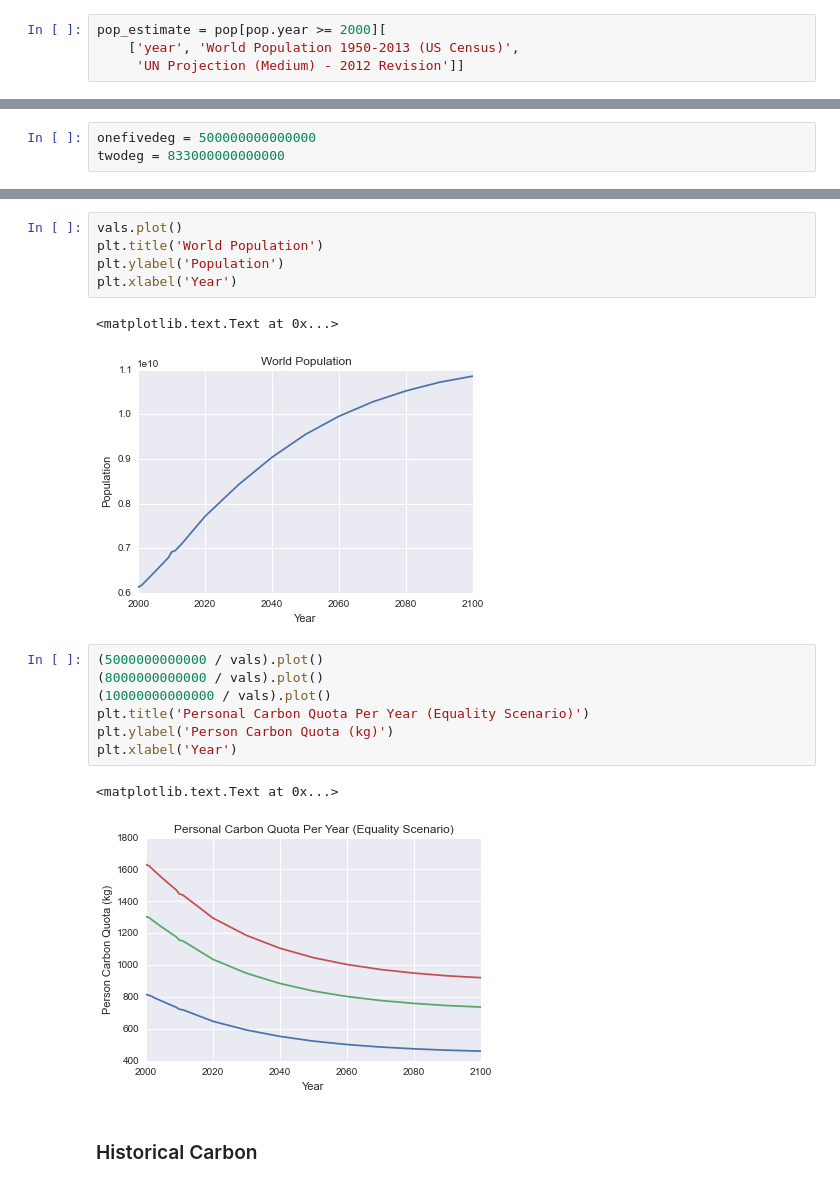
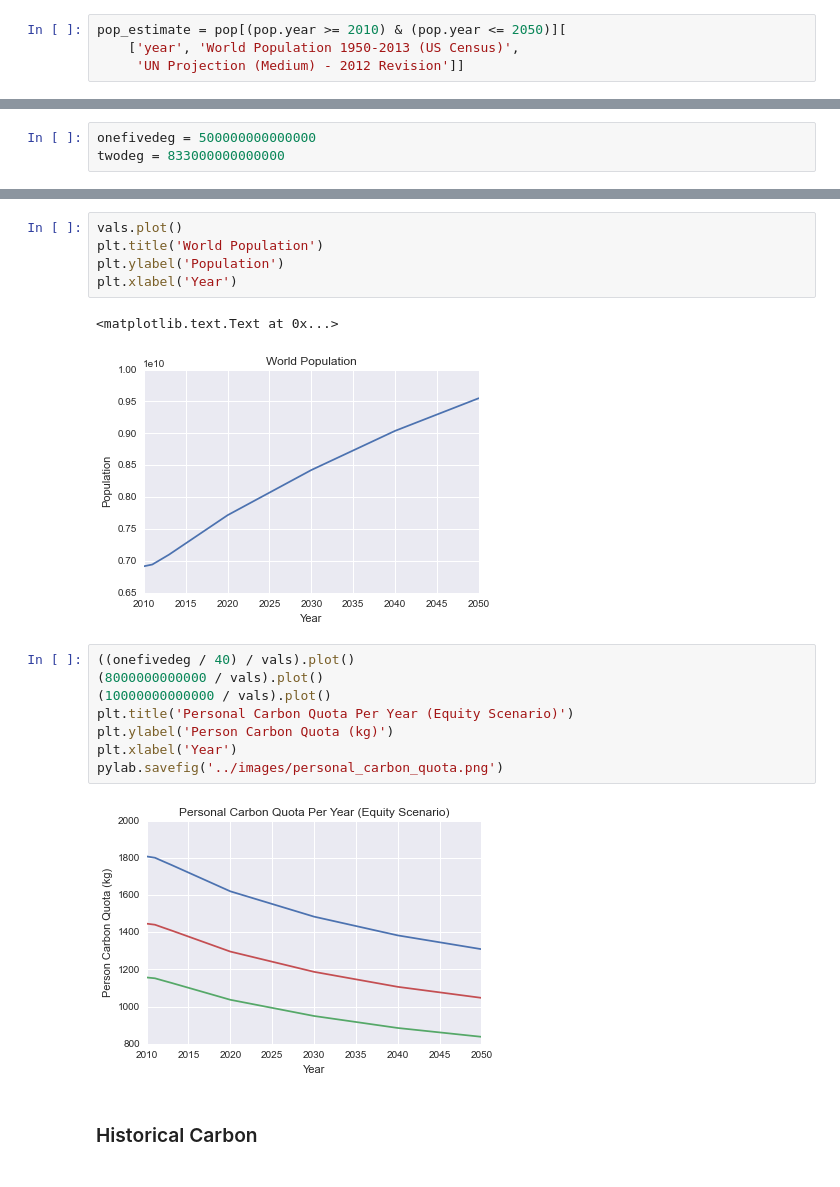
Before and after one commit to pdarche/carbon, a Jupyter notebook: notebooks/Carbon Footprint - EDA.ipynb, the cells around one changed output, grey strips where cells are left out. Drawn from its saved outputs; the diff is of its cells as text.

```diff
--- a/notebooks/Carbon Footprint - EDA.ipynb
+++ b/notebooks/Carbon Footprint - EDA.ipynb
@@ -130,7 +146,7 @@ plt.show();
 # %%
 pop = pd.read_csv('../data/Kremer_CSV_WorldPop_MillionYears.csv')
 # %%
-pop_estimate = pop[pop.year >= 2000][
+pop_estimate = pop[(pop.year >= 2010) & (pop.year <= 2050)][
     ['year', 'World Population 1950-2013 (US Census)',
      'UN Projection (Medium) - 2012 Revision']]
 # %%
@@ -150,17 +179,17 @@ plt.ylabel('Population')
 plt.xlabel('Year')
 # %% [output]
 <matplotlib.text.Text at 0x...>
-[figure, old version]
+[figure, new version]
 # %%
-(5000000000000 / vals).plot()
+((onefivedeg / 40) / vals).plot()
 (8000000000000 / vals).plot()
 (10000000000000 / vals).plot()
-plt.title('Personal Carbon Quota Per Year (Equality Scenario)')
+plt.title('Personal Carbon Quota Per Year (Equity Scenario)')
 plt.ylabel('Person Carbon Quota (kg)')
 plt.xlabel('Year')
+pylab.savefig('../images/personal_carbon_quota.png')
 # %% [output]
-<matplotlib.text.Text at 0x...>
-[figure, old version]
+[figure, new version]
 # %% [markdown]
 ### Historical Carbon
 # %%
```
Also changed, not shown: parts of 6 cells of this notebook, 4 other files.
